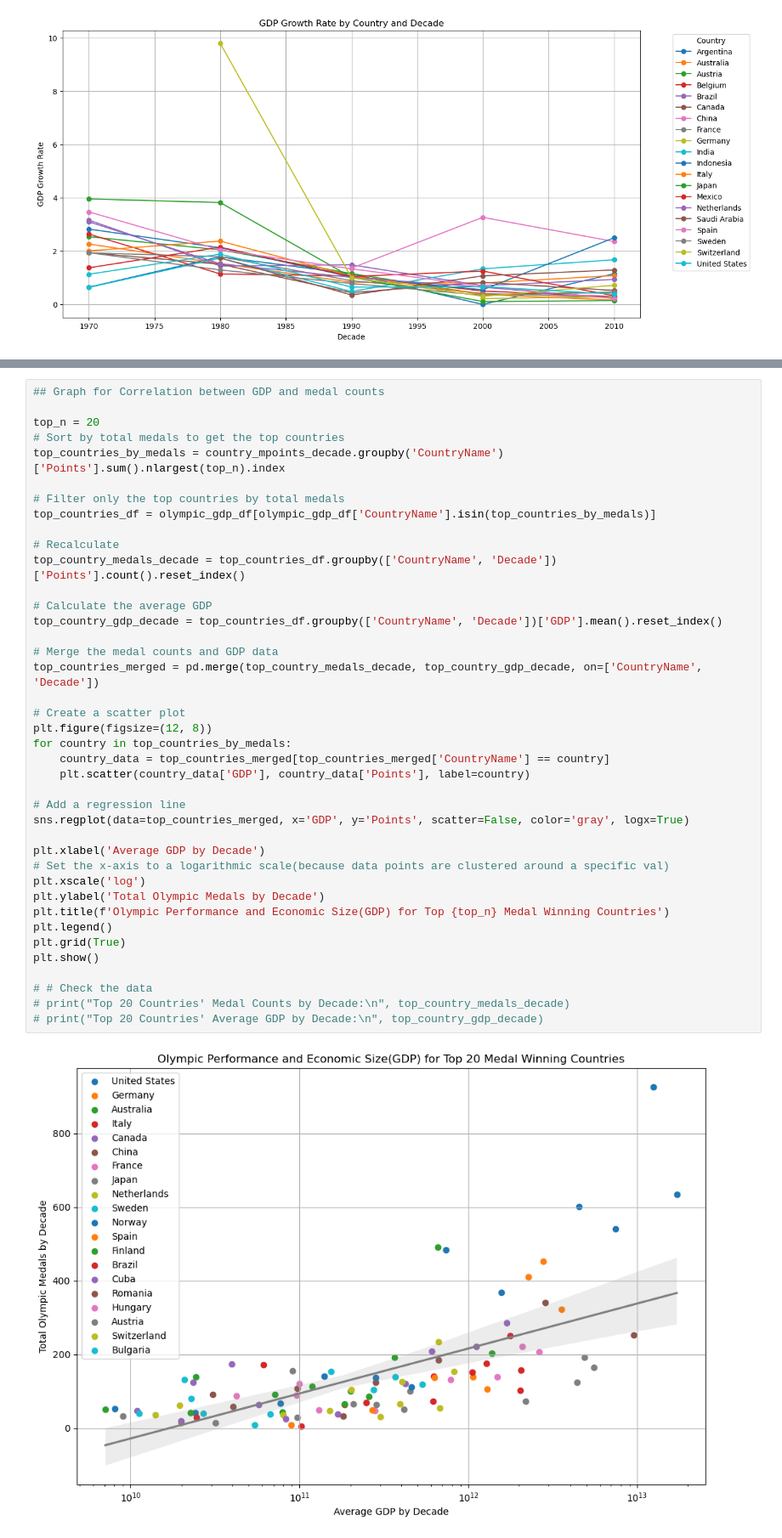
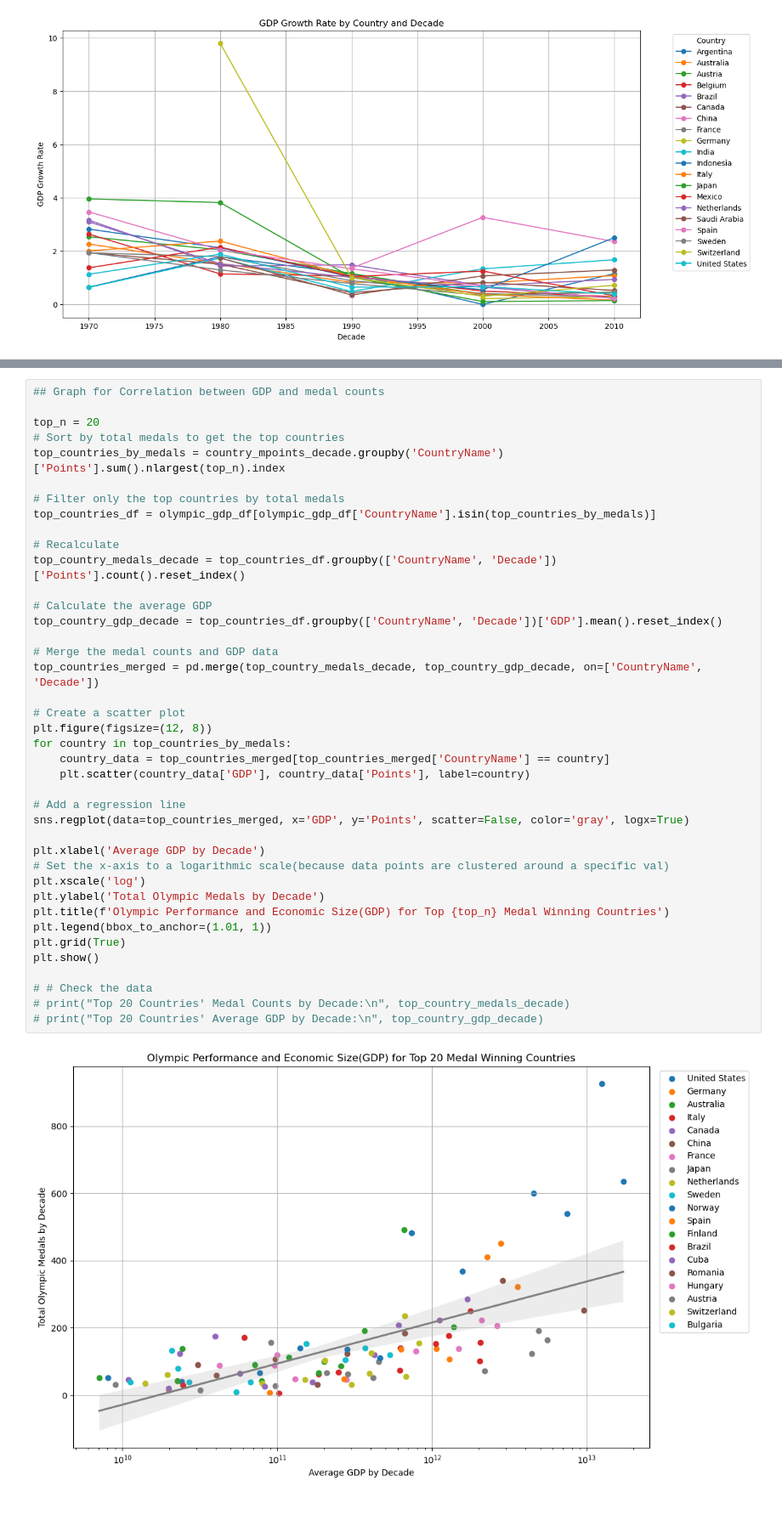
Before and after one commit to 2damlee/project_part2, a Jupyter notebook: olympicPjt.ipynb, the cells around one changed output, grey strips where cells are left out. Shown at 85% size. Drawn from its saved outputs; the diff is of its cells as text; blank space fills up the shorter version.

```diff
--- a/olympicPjt.ipynb
+++ b/olympicPjt.ipynb
@@ -311,35 +315,35 @@ top_countries_df = olympic_gdp_df[olympic_gdp_df['CountryName'].isin(top_countri
 # Recalculate
 top_country_medals_decade = top_countries_df.groupby(['CountryName', 'Decade'])['Points'].count().reset_index()
 
 # Calculate the average GDP
 top_country_gdp_decade = top_countries_df.groupby(['CountryName', 'Decade'])['GDP'].mean().reset_index()
 
 # Merge the medal counts and GDP data
 top_countries_merged = pd.merge(top_country_medals_decade, top_country_gdp_decade, on=['CountryName', 'Decade'])
 
 # Create a scatter plot
 plt.figure(figsize=(12, 8))
 for country in top_countries_by_medals:
     country_data = top_countries_merged[top_countries_merged['CountryName'] == country]
     plt.scatter(country_data['GDP'], country_data['Points'], label=country)
 
 # Add a regression line
 sns.regplot(data=top_countries_merged, x='GDP', y='Points', scatter=False, color='gray', logx=True)
 
 plt.xlabel('Average GDP by Decade')
 # Set the x-axis to a logarithmic scale(because data points are clustered around a specific val)
 plt.xscale('log')
 plt.ylabel('Total Olympic Medals by Decade')
 plt.title(f'Olympic Performance and Economic Size(GDP) for Top {top_n} Medal Winning Countries')
-plt.legend()
+plt.legend(bbox_to_anchor=(1.01, 1))
 plt.grid(True)
 plt.show()
 
 # # Check the data
 # print("Top 20 Countries' Medal Counts by Decade:\n", top_country_medals_decade)
 # print("Top 20 Countries' Average GDP by Decade:\n", top_country_gdp_decade)
 # %% [output]
-[figure, old version]
+[figure, new version]
 # %%
 ## Graph for Correlation between GDP growth rate and medal counts
 
```
Also changed, not shown: parts of 11 cells of this notebook, 1 other file.
